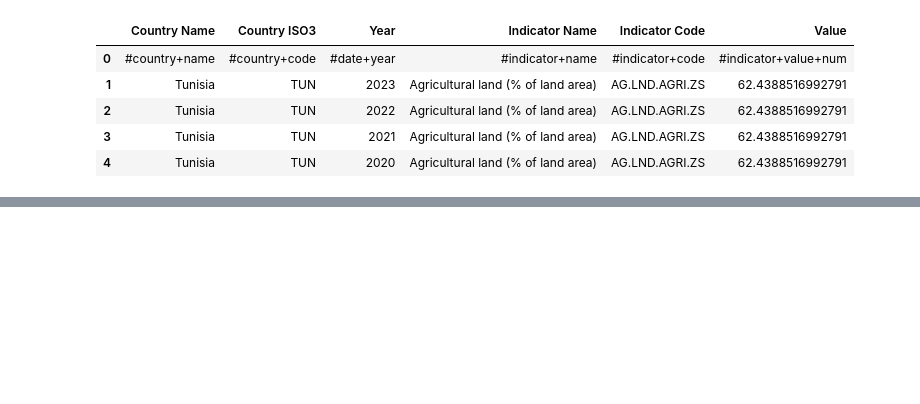
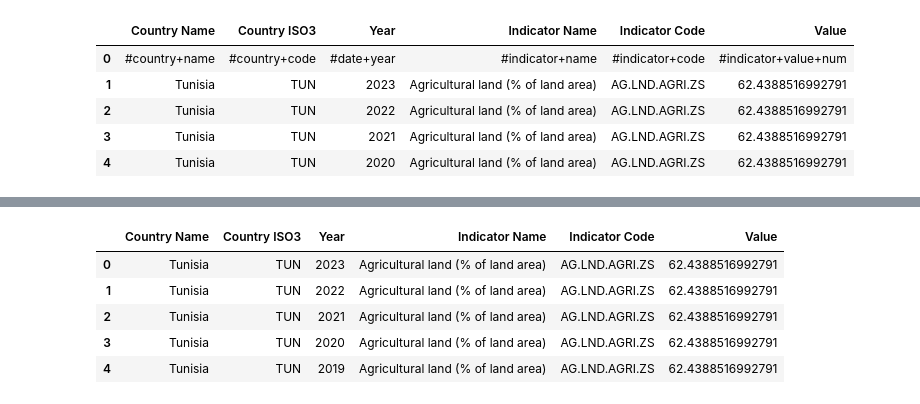
Before and after one commit to FarahR01/tunisia_water_stress, a Jupyter notebook: notebooks/01_data_exploration.ipynb, the cells around one changed output, grey strips where cells are left out. Drawn from its saved outputs; the diff is of its cells as text; code cells hidden in the pictures; blank space fills up the shorter version.

```diff
--- a/notebooks/01_data_exploration.ipynb
+++ b/notebooks/01_data_exploration.ipynb
@@ -24,0 +77,25 @@ df.head()
+# %%
+
+# Extract Only Relevant Indicators
+selected_indicators = [
+    "Level of water stress: freshwater withdrawal as a proportion of available freshwater resources",
+    "Annual freshwater withdrawals, total (% of internal resources)",
+    "Renewable internal freshwater resources, total (billion cubic meters)",
+    "Renewable internal freshwater resources per capita (cubic meters)",
+    "Agricultural land (% of land area)",
+    "Arable land (% of land area)",
+    "Average precipitation in depth (mm per year)",
+    "Population, total",
+    "Forest area (% of land area)"
+]
+
+df_selected = df[df["Indicator Name"].isin(selected_indicators)]
+
+df_selected.head()
+# %% [output]
+|  | Country Name | Country ISO3 | Year | Indicator Name | Indicator Code | Value |
+| 0 | Tunisia | TUN | 2023 | Agricultural land (% of land area) | AG.LND.AGRI.ZS | 62.4388516992791 |
+| 1 | Tunisia | TUN | 2022 | Agricultural land (% of land area) | AG.LND.AGRI.ZS | 62.4388516992791 |
+| 2 | Tunisia | TUN | 2021 | Agricultural land (% of land area) | AG.LND.AGRI.ZS | 62.4388516992791 |
+| 3 | Tunisia | TUN | 2020 | Agricultural land (% of land area) | AG.LND.AGRI.ZS | 62.4388516992791 |
+| 4 | Tunisia | TUN | 2019 | Agricultural land (% of land area) | AG.LND.AGRI.ZS | 62.4388516992791 |
```
Also changed, not shown: parts of 10 cells of this notebook, 2 other files.
